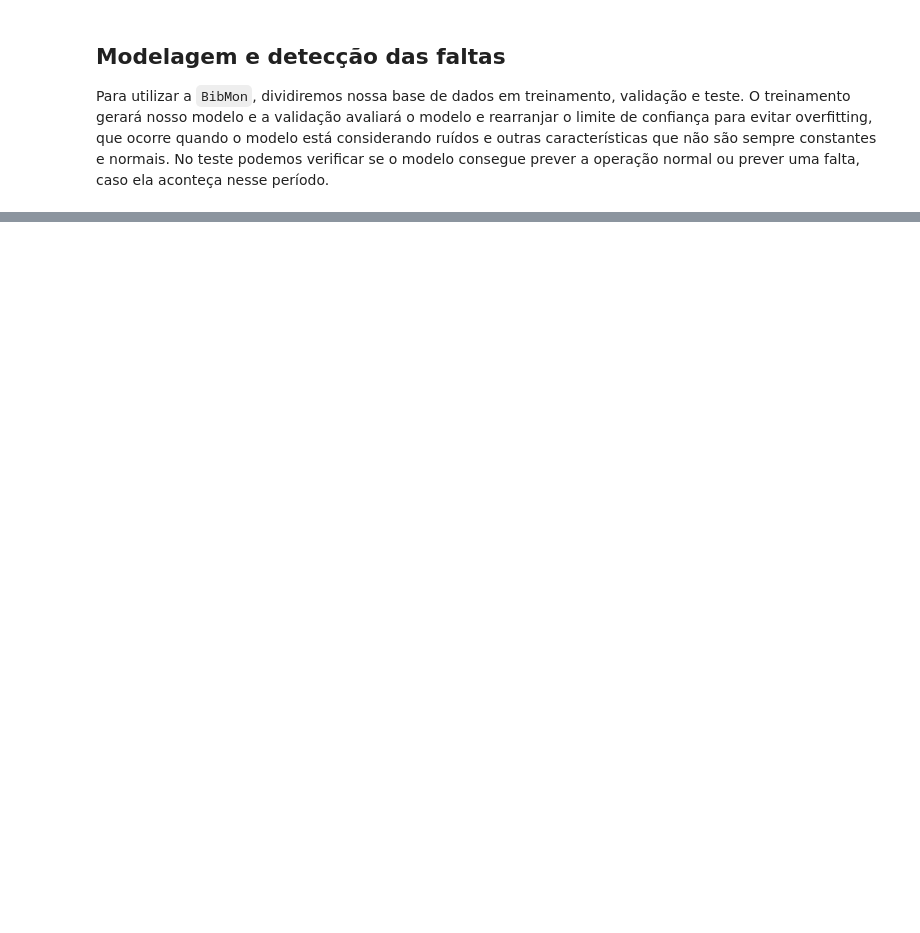
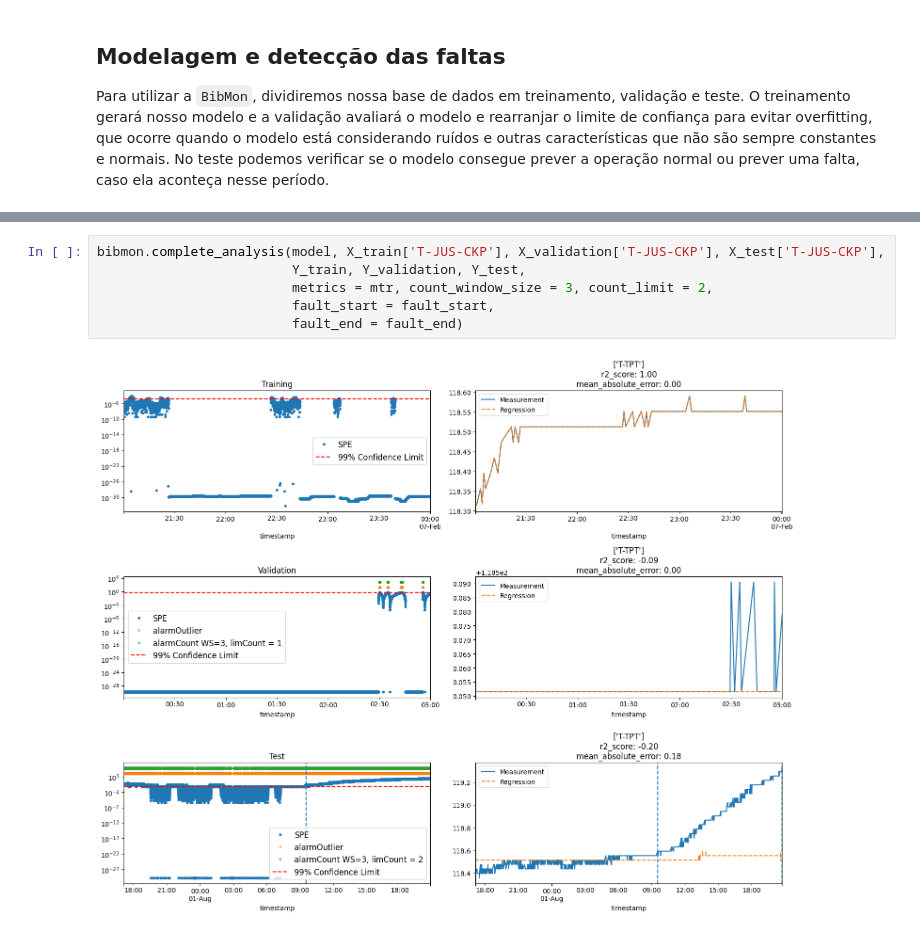
Before and after one commit to infingardi/BibMon, a Jupyter notebook: docs/source/tutorial_3w_fit_analysis.ipynb, the cells around one changed output, grey strips where cells are left out. Drawn from its saved outputs; the diff is of its cells as text; blank space fills up the shorter version.

```diff
--- a/docs/source/tutorial_3w_fit_analysis.ipynb
+++ b/docs/source/tutorial_3w_fit_analysis.ipynb
@@ -216,0 +500,8 @@ No teste podemos verificar se o modelo consegue prever a operação normal ou pr
+# %%
+bibmon.complete_analysis(model, X_train['T-JUS-CKP'], X_validation['T-JUS-CKP'], X_test['T-JUS-CKP'],
+                         Y_train, Y_validation, Y_test,
+                         metrics = mtr, count_window_size = 3, count_limit = 2,
+                         fault_start = fault_start,
+                         fault_end = fault_end)
+# %% [output]
+[figure, added]
```
Also changed, not shown: parts of 19 cells of this notebook, 1 other file.
